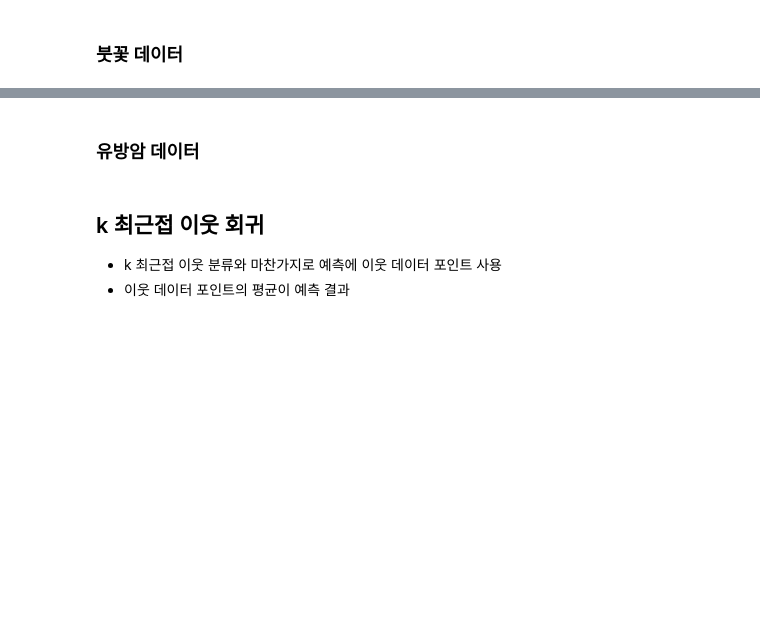
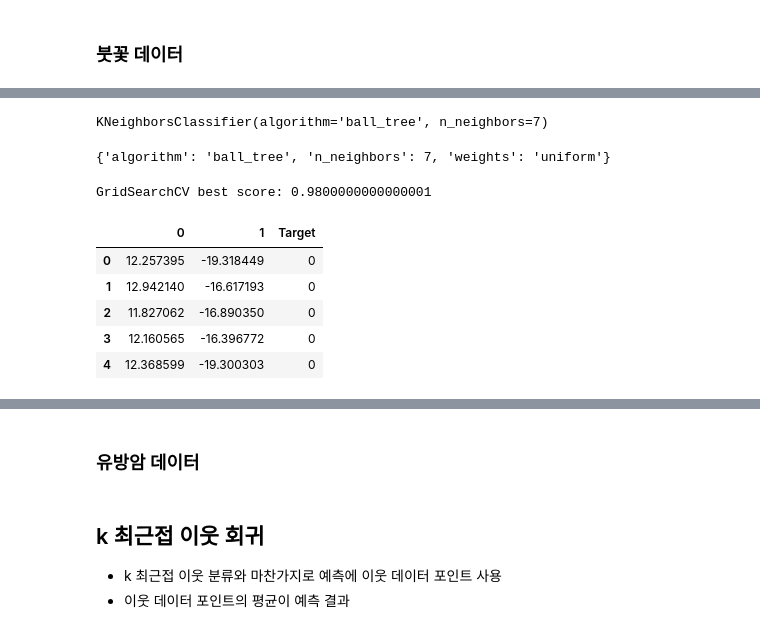
Before and after one commit to fasthill/scikit-learn-study, a Jupyter notebook: 5. K_Nearest_Neighbor.ipynb, the cells around one changed output, grey strips where cells are left out. Saved outputs shown, nothing was run; the diff lists cells and outputs as text; code cells hidden in the pictures; blank space fills up the shorter version.

Commit message:
iris data analyze

```diff
--- a/5. K_Nearest_Neighbor.ipynb
+++ b/5. K_Nearest_Neighbor.ipynb
@@ -16,0 +101,12 @@ From 이수안 컴퓨터: http://suanlab.com/youtube/ml.html
+# %%
+gs.best_estimator_
+# %% [output]
+KNeighborsClassifier(algorithm='ball_tree', n_neighbors=7)
+# %%
+gs.best_params_
+# %% [output]
+{'algorithm': 'ball_tree', 'n_neighbors': 7, 'weights': 'uniform'}
+# %%
+print("GridSearchCV best score: {}".format(gs.best_score_))
+# %% [output]
+GridSearchCV best score: 0.9800000000000001
@@ -16,0 +129,11 @@ From 이수안 컴퓨터: http://suanlab.com/youtube/ml.html
+# %%
+iris_comp_df = pd.DataFrame(X_comp)
+iris_comp_df['Target'] = y
+iris_comp_df.head()
+# %% [output]
+|  | 0 | 1 | Target |
+| 0 | 12.257395 | -19.318449 | 0 |
+| 1 | 12.942140 | -16.617193 | 0 |
+| 2 | 11.827062 | -16.890350 | 0 |
+| 3 | 12.160565 | -16.396772 | 0 |
+| 4 | 12.368599 | -19.300303 | 0 |
```
Also changed, not shown: parts of 20 cells of this notebook.
